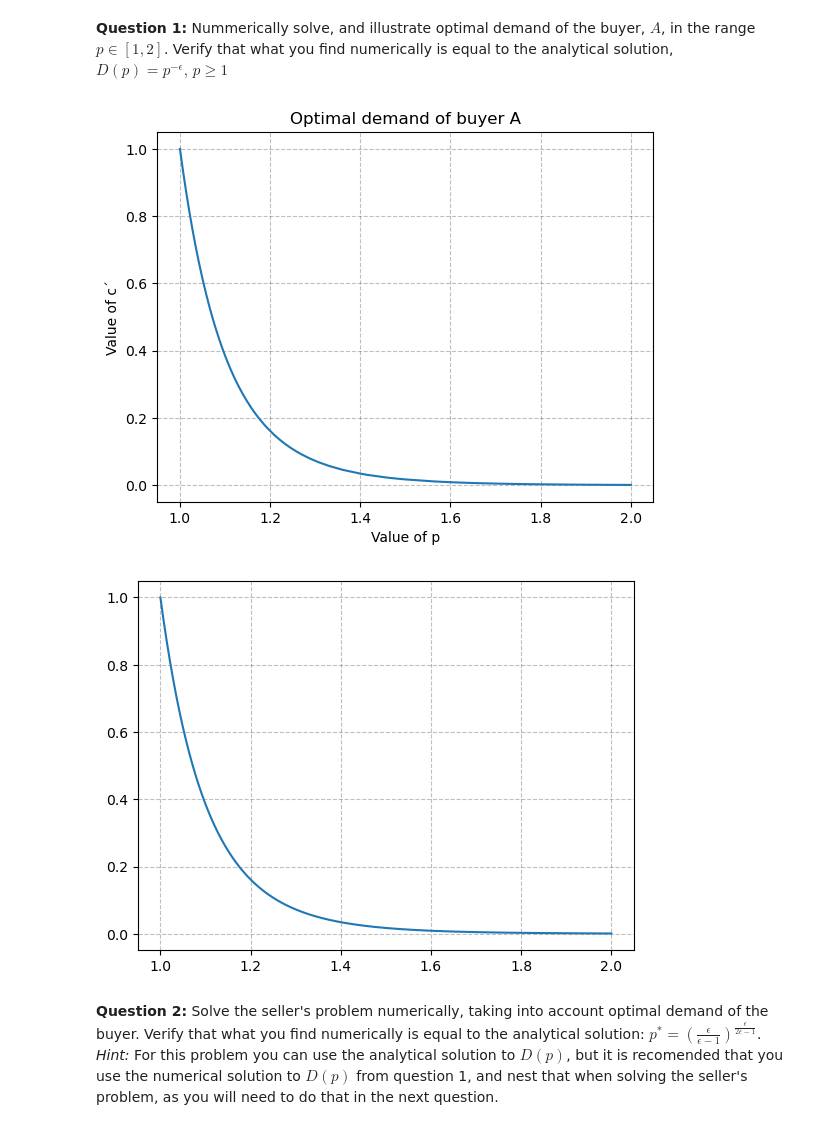
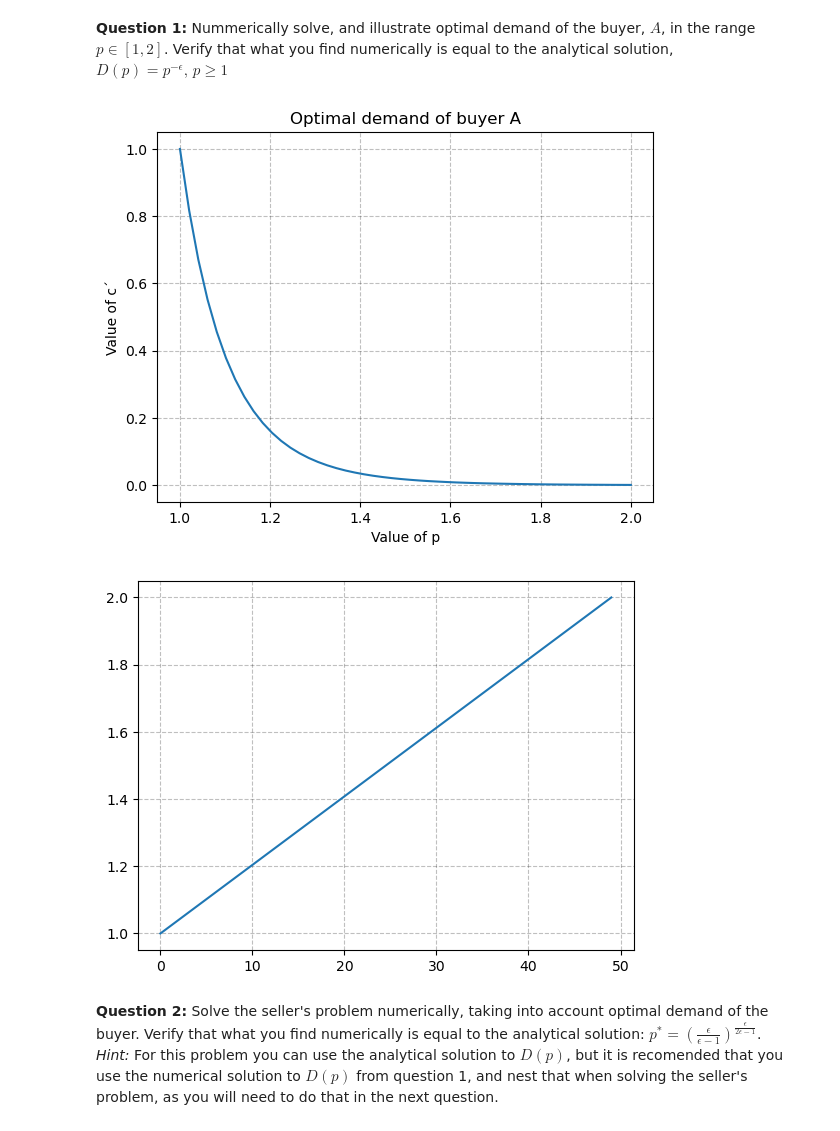
Before and after one commit to NumEconCopenhagen/projects-2023-joost-adam-og-frederik, a Jupyter notebook: examproject/re_exam_2023.ipynb, the cells around one changed output. Cells and saved outputs as stored; diff of their text form; code cells hidden in the pictures.

```diff
--- a/examproject/re_exam_2023.ipynb
+++ b/examproject/re_exam_2023.ipynb
@@ -169,20 +169,20 @@ Assume the following parameter value:
 # %%
 model.solve_p_vec()
 
 plt.plot(model.par.p_vec, model.sol.c_mark_vec)
 plt.title('Optimal demand of buyer A')
 plt.xlabel('Value of p')
 plt.ylabel('Value of c´')
 plt.show()
 
 analytical_list = []
 for p in model.par.p_vec:
     analytical_list.append(p**(-model.par.epsilon))
-plt.plot(model.par.p_vec, list)
+plt.plot(model.par.p_vec)
 plt.show()
 # %% [output]
 [figure]
-[figure, old version]
+[figure, new version]
 # %% [markdown]
 **Question 2:** Solve the seller's problem numerically, taking into account optimal demand of the buyer. Verify that what you find numerically is equal to the analytical solution: $p^* = \left(\frac{\epsilon}{\epsilon-1} \right)^\frac{\epsilon}{2\epsilon-1}$. <br>
 *Hint:* For this problem you can use the analytical solution to $D(p)$, but it is recomended that you use the numerical solution to $D(p)$ from question 1, and nest that when solving the seller's problem, as you will need to do that in the next question.
```
Also changed, not shown: parts of 3 cells of this notebook.
